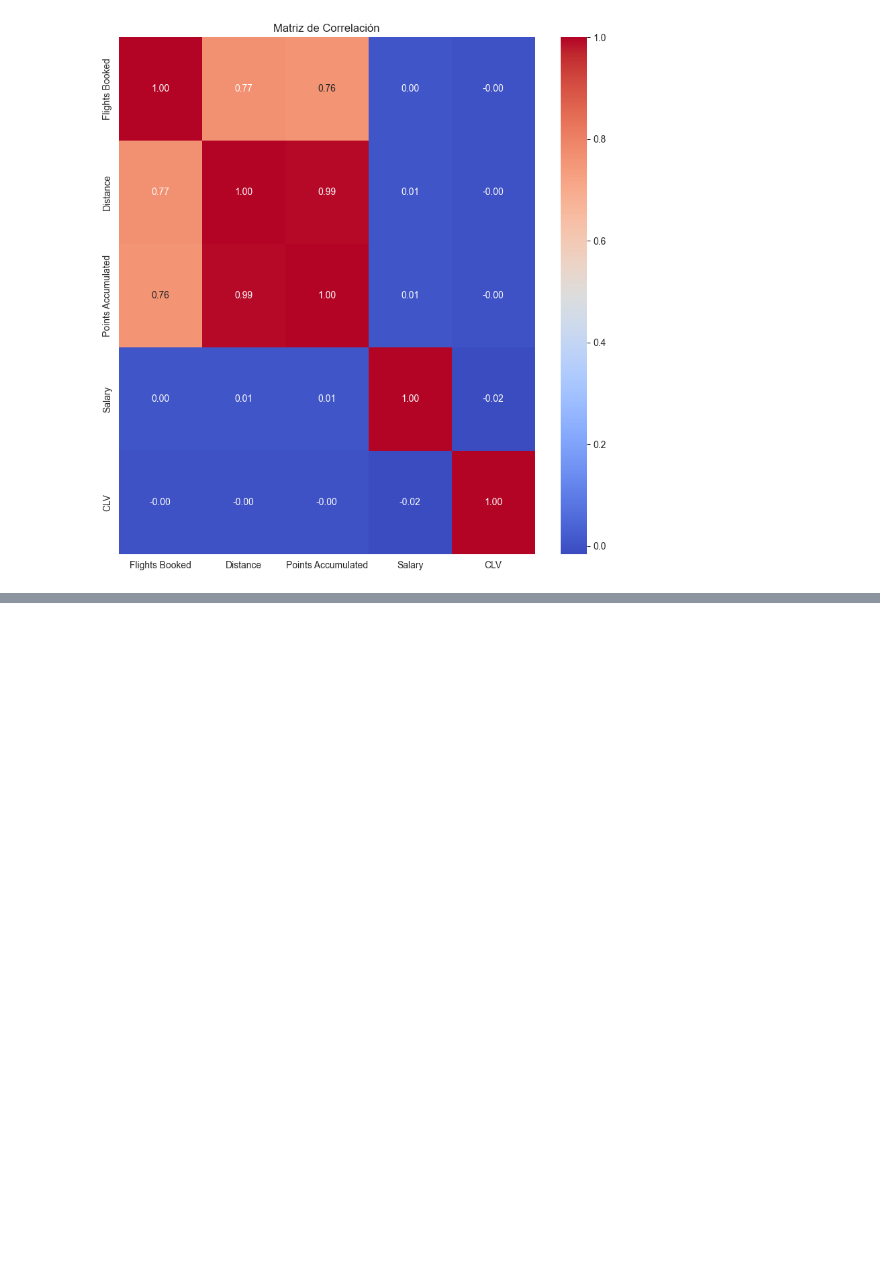
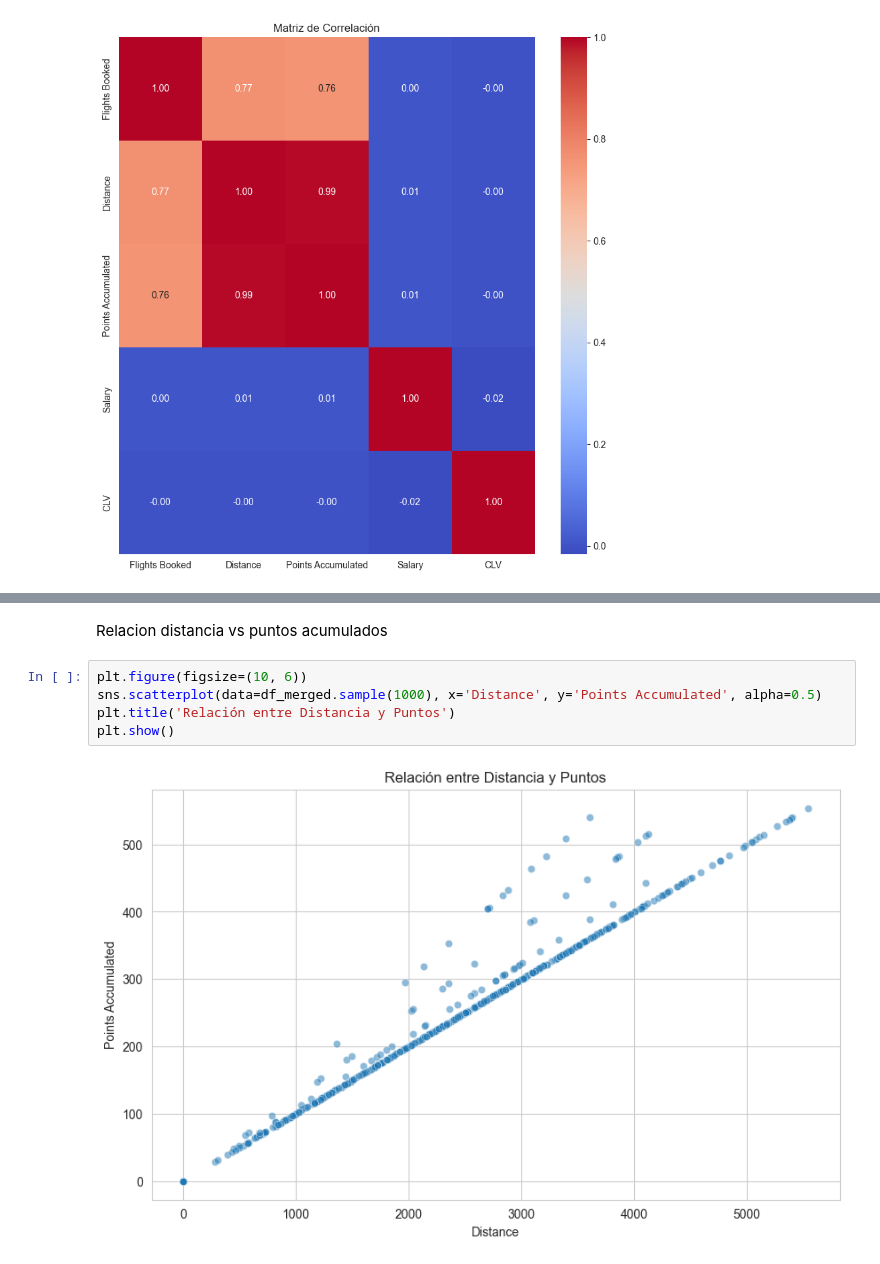
Before and after one commit to Adalab/bda-modulo-3-evaluacion-final-TamDb22, a Jupyter notebook: evaluacion3_Tamara.ipynb, the cells around one changed output, grey strips where cells are left out. Cells and saved outputs as stored; diff of their text form; blank space fills up the shorter version.

```diff
--- a/evaluacion3_Tamara.ipynb
+++ b/evaluacion3_Tamara.ipynb
@@ -116,0 +132,9 @@ plt.show()
+# %% [markdown]
+Relacion distancia vs puntos acumulados
+# %%
+plt.figure(figsize=(10, 6))
+sns.scatterplot(data=df_merged.sample(1000), x='Distance', y='Points Accumulated', alpha=0.5)
+plt.title('Relación entre Distancia y Puntos')
+plt.show()
+# %% [output]
+[figure, added]
```
Also changed, not shown: parts of 14 cells of this notebook.
